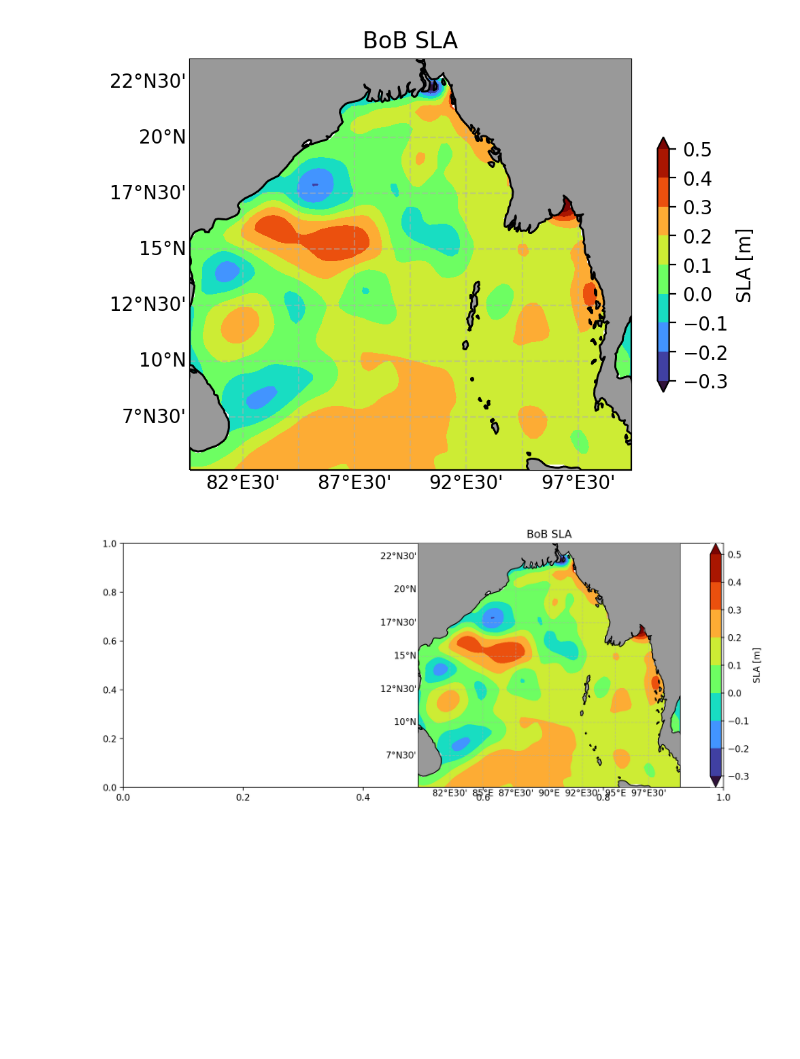
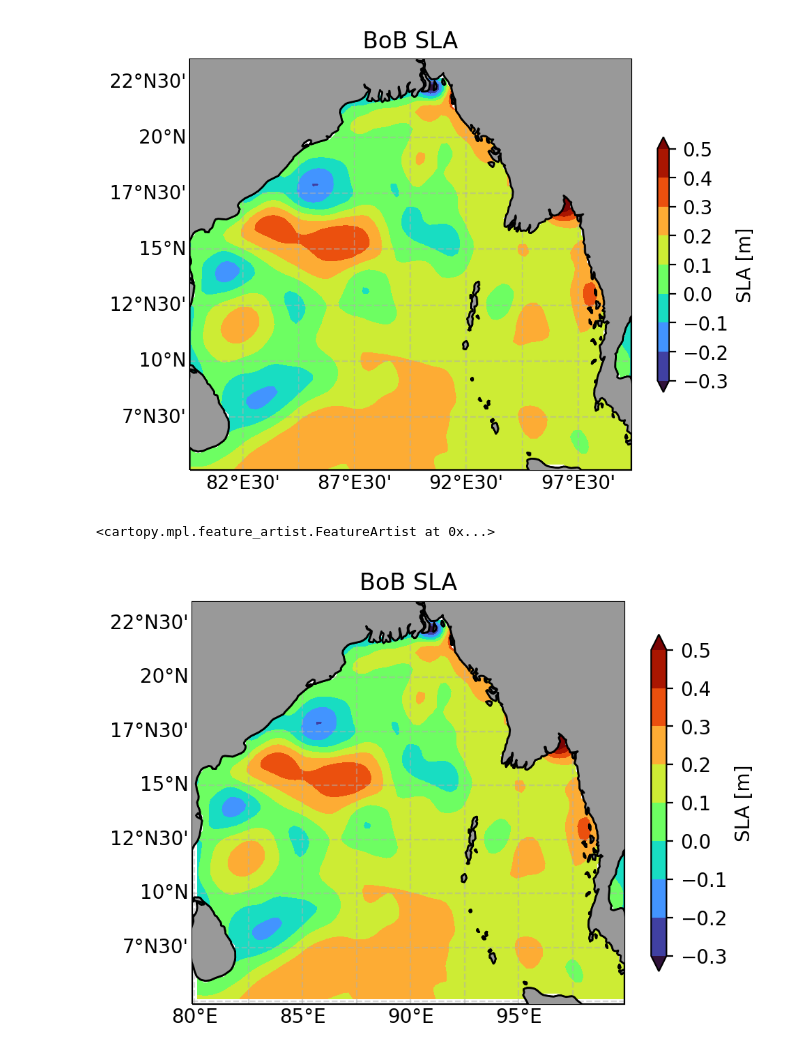
Before and after one commit to jtomfarrar/satellite_python_2022, a Jupyter notebook: notebooks/Fisrt_data-Copy1.ipynb, the cells around one changed output. Cells and saved outputs as stored; diff of their text form; code cells hidden in the pictures; blank space fills up the shorter version.

```diff
--- a/notebooks/Fisrt_data-Copy1.ipynb
+++ b/notebooks/Fisrt_data-Copy1.ipynb
@@ -28,14 +28,14 @@ savefig = 1
 #xmin, xmax = (-126,-121)
 #ymin, ymax = (36.25,38.5)
 # %%
-file = '../Data/dataset-duacs-nrt(7:10:219).nc'
+#file = '../Data/dataset-duacs-nrt(7:10:219).nc'
 #directory = '../Data/*.nc'
 #file = '../Data1/cmems_obs-sl_glo_phy-ssh_my_allsat-l4-duacs-0.25deg_P1D_1641856959851.nc'
 #file = '../Data1/cmems_obs-sl_glo_phy-ssh_my_allsat-l4-duacs-0.25deg_P1D_1641857037190.nc'
-#directory = '../Data1/*.nc'
+directory = '../Data1/*.nc'
 # %%
-ds = xr.open_dataset(file)
-#ds = xr.open_mfdataset(directory)
+#ds = xr.open_dataset(file)
+ds = xr.open_mfdataset(directory)
 # %%
 ds
 # %% [output]
@@ -110,29 +160,20 @@ timeindex = 1
-# %%
-fig = plt.figure(figsize=(12,5))
-ax = fig.add_subplot()
-ax = plt.axes(projection = ccrs.PlateCarree(central_longitude=200))  # Orthographic
-ax.set_title('BoB SLA')
-#set the size of the axis
-#extent = [xmin, xmax, ymin, ymax]
-#ax.set_title('Sea level anomaly (DUACS)')
-
-plt.set_cmap(cmap=plt.get_cmap('nipy_spectral'))
-plt.set_cmap(cmap=plt.get_cmap('turbo'))
-gl = ax.gridlines(draw_labels=True, dms=True, x_inline=False, y_inline=False, alpha=0.5, linestyle='--')
-gl.top_labels = False
-gl.ylabels_right = False
-
-levels = 10
-cs = ax.contourf(ds.longitude,ds.latitude,np.squeeze(sla), levels, extend='both', transform=ccrs.PlateCarree())
-# cb = plt.colorbar(cs,ax=ax,shrink=.8,pad=.05)
-cb = plt.colorbar(cs,fraction = 0.022, extend='both')
-cb.set_label('SLA [m]',fontsize = 10)
-ax.coastlines()
-ax.add_feature(cartopy.feature.LAND, zorder=3, facecolor=[.6,.6,.6], edgecolor='black')
-
-if savefig:
-
-
-    plt.savefig(__figdir__+'_SLA'+plotfiletype,**savefig_args)
-# %% [output]
-[figure, removed]
+# %%
+timeindex = 0
+ax = plt.axes(projection = ccrs.PlateCarree(central_longitude=200))  # Orthographic
+ax.set_title('BoB SLA')
+plt.set_cmap(cmap=plt.get_cmap('nipy_spectral'))
+plt.set_cmap(cmap=plt.get_cmap('turbo'))
+gl = ax.gridlines(draw_labels=True, dms=True, x_inline=False, y_inline=False, alpha=0.5, linestyle='--')
+gl.top_labels = False
+gl.ylabels_right = False
+levels = 10
+cs = ax.contourf(ds.longitude,ds.latitude,np.squeeze(sla[timeindex ,:,:]), levels, extend='both', transform=ccrs.PlateCarree())
+#cs = ax.pcolormesh(ds.longitude,ds.latitude,np.squeeze(ds.sla), vmin=levels[0], vmax=levels[-1], transform=ccrs.PlateCarree())
+cb = plt.colorbar(cs,ax=ax,shrink=.8,pad=.05)
+#cb = plt.colorbar(cs,fraction = 0.022, extend='both')
+cb.set_label('SLA [m]',fontsize = 10)
+ax.coastlines()
+ax.add_feature(cartopy.feature.LAND, zorder=3, facecolor=[.6,.6,.6], edgecolor='black')
+# %% [output]
+<cartopy.mpl.feature_artist.FeatureArtist at 0x...>
+[figure, added]
```
Also changed, not shown: parts of 7 cells of this notebook, 4 other files.
